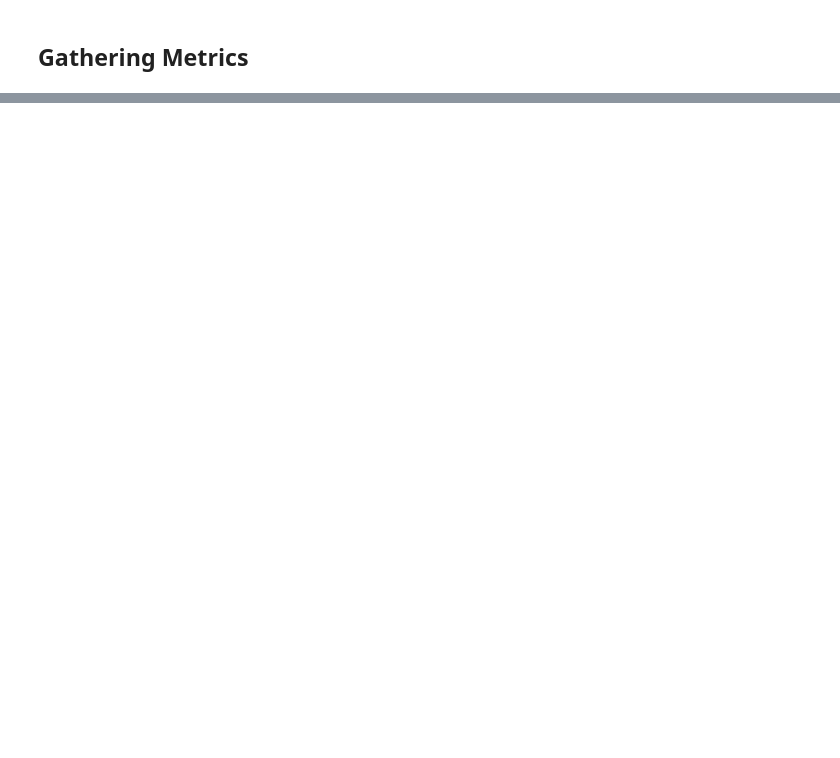
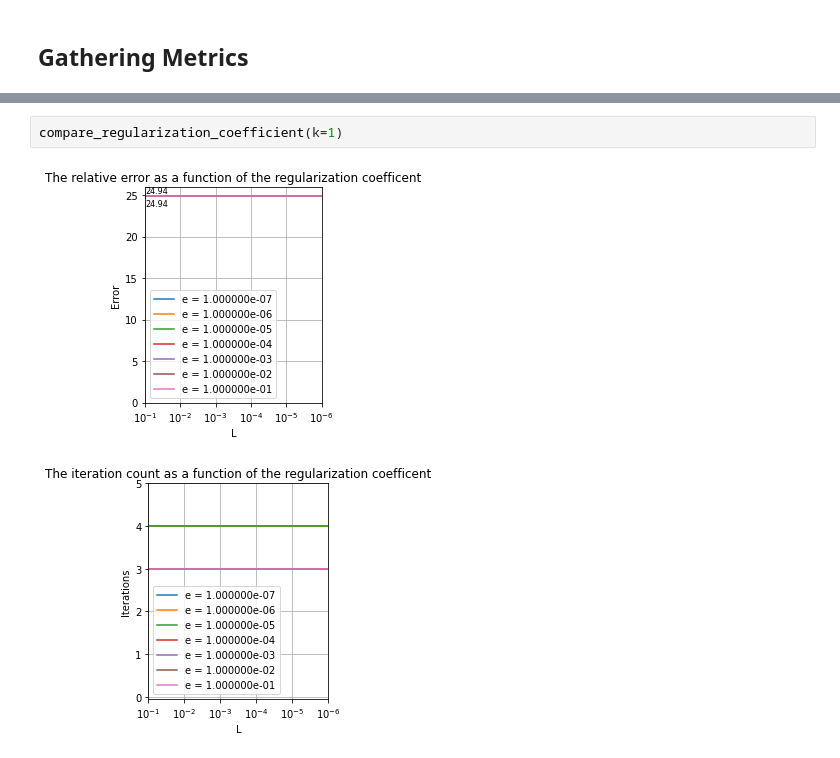
Before and after one commit to billsioros/machine-learning, a Jupyter notebook: sioros_1115201500144.ipynb, the cells around one changed output, grey strips where cells are left out. Drawn from its saved outputs; the diff is of its cells as text; blank space fills up the shorter version.

```diff
--- a/sioros_1115201500144.ipynb
+++ b/sioros_1115201500144.ipynb
@@ -542,0 +544,5 @@ df = nmf_convergence(ks, es, ls)
+# %%
+compare_regularization_coefficient(k=1)
+# %% [output]
+[figure, added]
+[figure, added]
```
Also changed, not shown: parts of 21 cells of this notebook.
